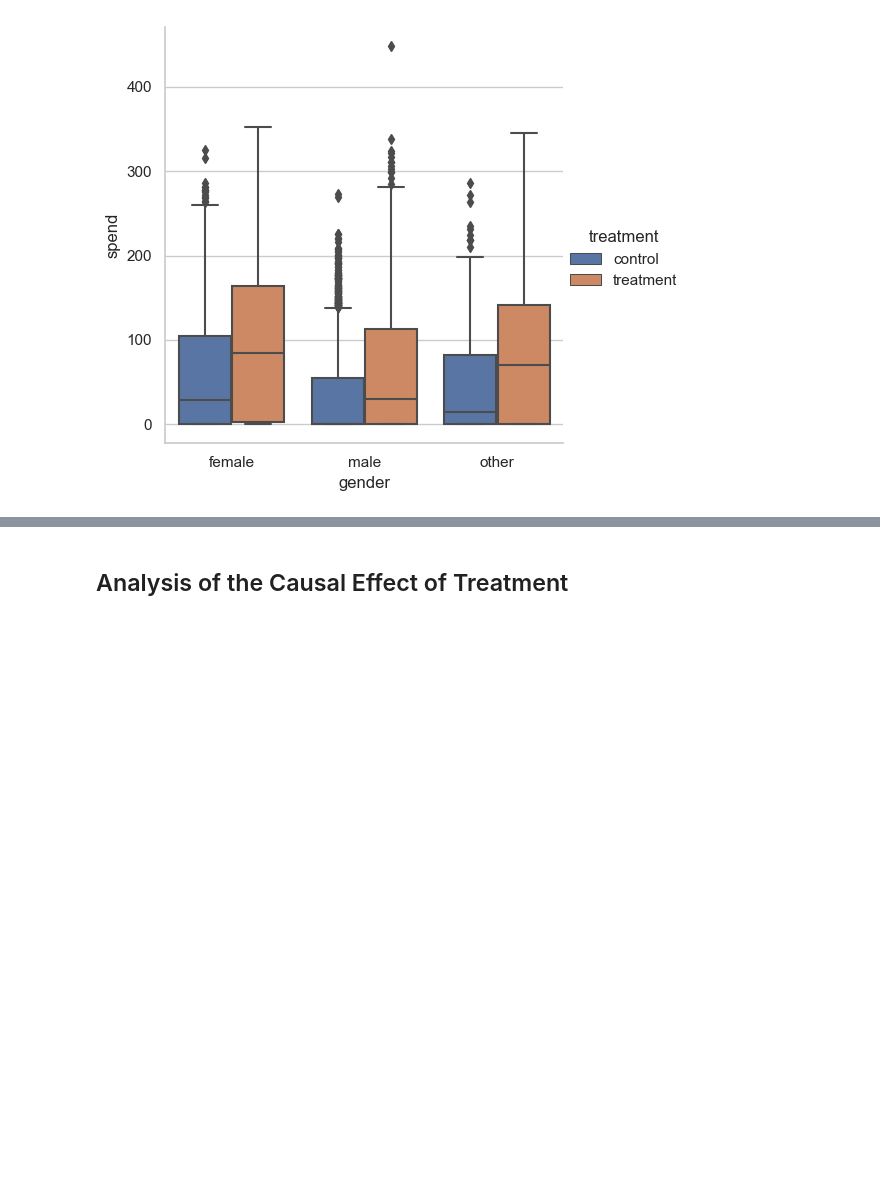
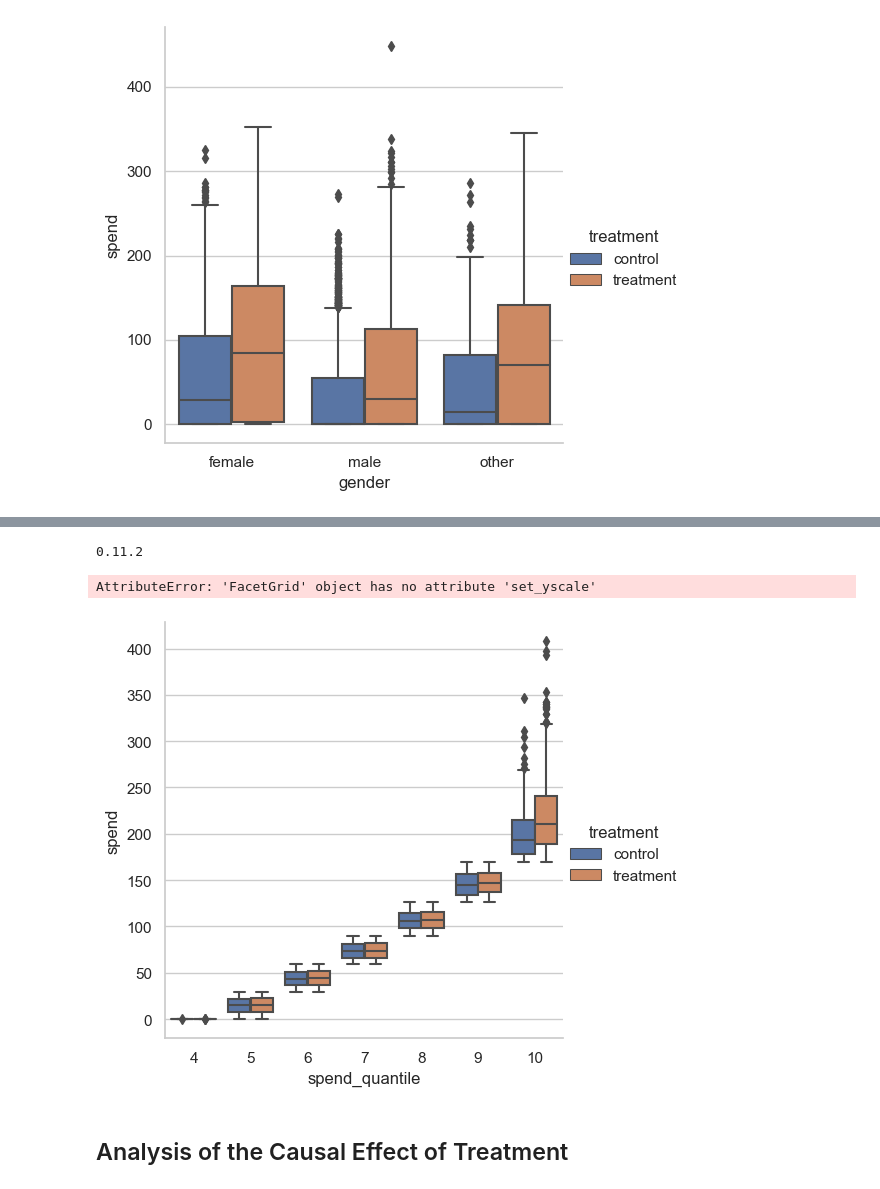
Before and after one commit to alexdparker/datascience, a Jupyter notebook: quantile_reg.ipynb, the cells around one changed output, grey strips where cells are left out. Drawn from its saved outputs; the diff is of its cells as text; code cells hidden in the pictures; blank space fills up the shorter version.

```diff
--- a/quantile_reg.ipynb
+++ b/quantile_reg.ipynb
@@ -126,3 +126,6 @@ sns.catplot(data = df, x = 'gender', y = 'spend', hue = 'treatment', kind = 'box
 # %% [output]
 <seaborn.axisgrid.FacetGrid at 0x...>
 [figure]
+# %%
+df['spend_quantile'] = pd.qcut(df['spend'], q = 10,duplicates='drop', labels = [4,5,6,7,8,9,10])
+df.head()
@@ -129,3 +139,16 @@ sns.catplot(data = df, x = 'gender', y = 'spend', hue = 'treatment', kind = 'box
+# %%
+print(sns.__version__)
+# %% [output]
+0.11.2
+# %%
+g = sns.catplot(data = df, x = 'spend_quantile', y = 'spend', hue = 'treatment', kind = 'box')
+g.set_yscale('log')
+
+#fig = px.box(df, x = 'spend_quantile', y = 'spend', color = 'treatment')
+#fig.show()
+# %% [output]
+AttributeError: 'FacetGrid' object has no attribute 'set_yscale'
+[figure, added]
 # %% [markdown]
 ## Analysis of the Causal Effect of Treatment
 # %% [markdown]
```
Also changed, not shown: parts of 3 cells of this notebook, 1 other file.
